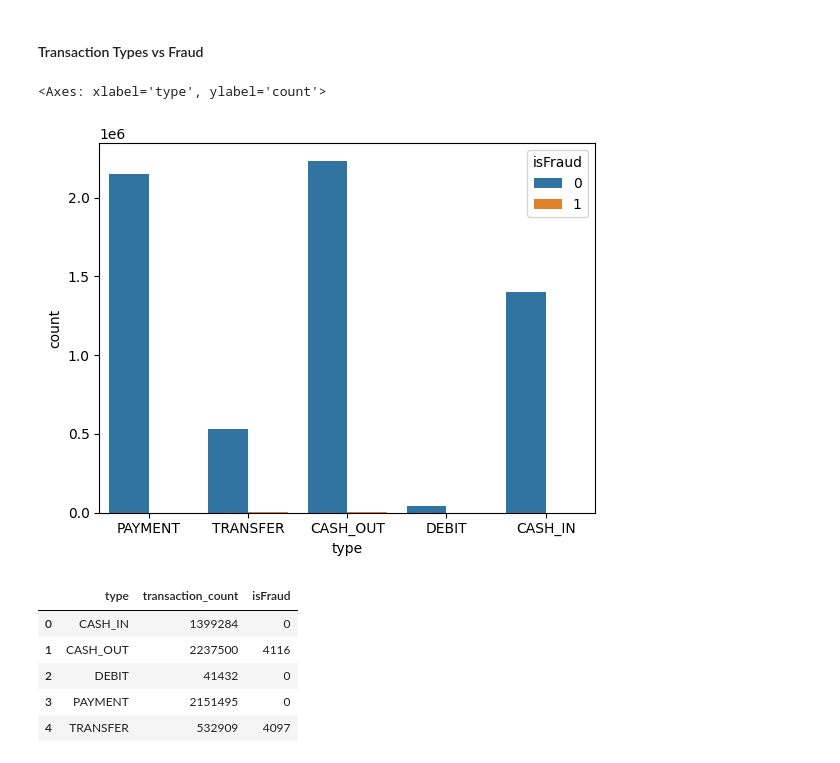
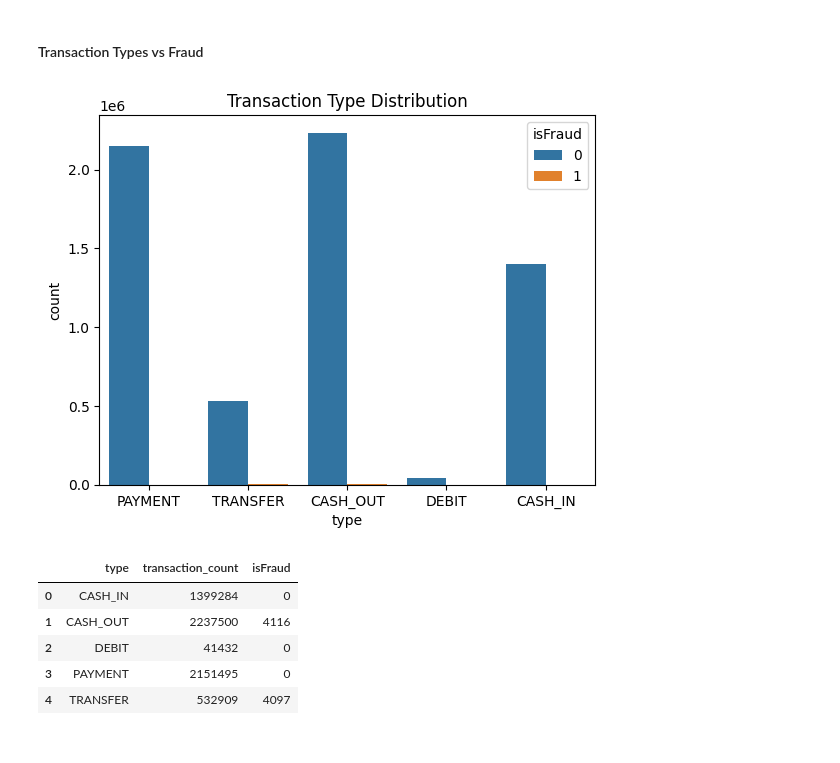
Before and after one commit to spectralcodex/momo-fincrime, a Jupyter notebook: fincrime.ipynb, the cells around one changed output. Saved outputs shown, nothing was run; the diff lists cells and outputs as text; code cells hidden in the pictures.

```diff
--- a/fincrime.ipynb
+++ b/fincrime.ipynb
@@ -180,9 +203,10 @@ Name: isFlaggedFraud, dtype: int64
 # %%
 # Transaction Types
 sns.countplot(x = 'type', hue='isFraud',  data=dataset)
+plt.title('Transaction Type Distribution')
+plt.show()
 # %% [output]
-<Axes: xlabel='type', ylabel='count'>
-[figure, old version]
+[figure, new version]
 # %%
 # Get the number of fraud cases in each transaction type
 dataset.groupby('type').agg(transaction_count = ('type', 'count'),
```
Also changed, not shown: parts of 16 cells of this notebook, 4 other files.
